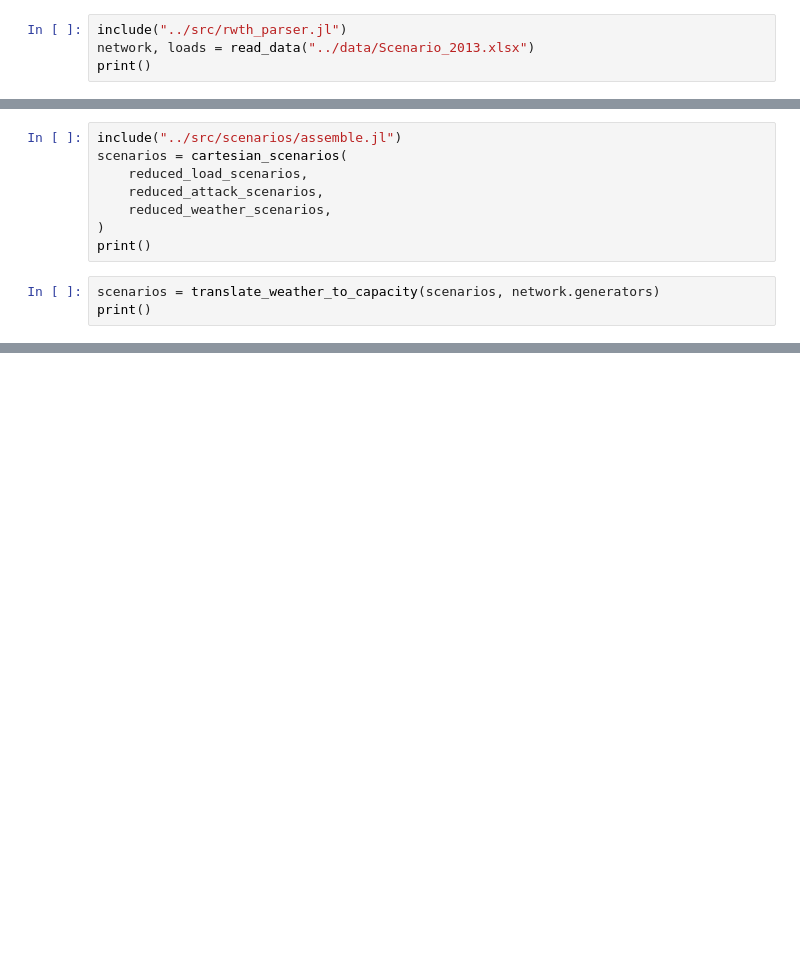
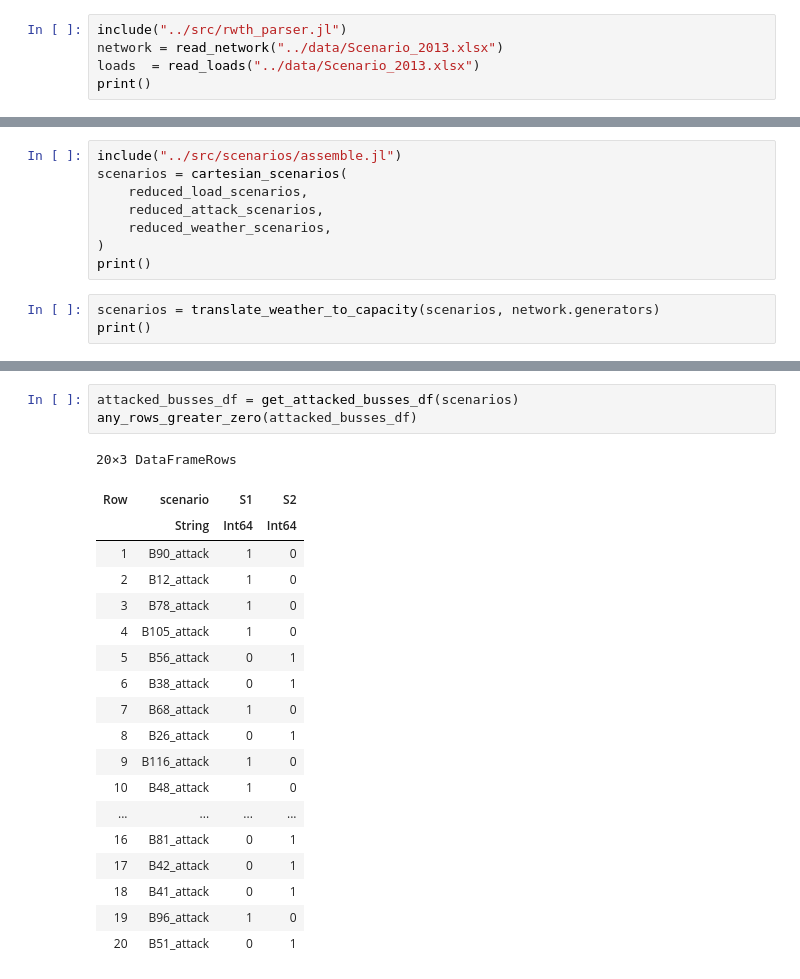
Before and after one commit to mogottsch/amo-team-project, a Jupyter notebook: notebooks/sketch.ipynb, the cells around one changed output, grey strips where cells are left out. Cells and saved outputs as stored; diff of their text form; blank space fills up the shorter version.

```diff
--- a/notebooks/sketch.ipynb
+++ b/notebooks/sketch.ipynb
@@ -29,7 +27,8 @@ Precompiling project...
 # using Distances
 # %%
 include("../src/rwth_parser.jl")
-network, loads = read_data("../data/Scenario_2013.xlsx")
+network = read_network("../data/Scenario_2013.xlsx")
+loads  = read_loads("../data/Scenario_2013.xlsx")
 print()
 # %%
 include("../src/loads.jl")
@@ -286,0 +183,23 @@ ErrorException: syntax: incomplete: premature end of input
+# %%
+attacked_busses_df = get_attacked_busses_df(scenarios)
+any_rows_greater_zero(attacked_busses_df)
+# %% [output]
+20×3 DataFrameRows
+| Row | scenario | S1 | S2 |
+|  | String | Int64 | Int64 |
+| 1 | B90_attack | 1 | 0 |
+| 2 | B12_attack | 1 | 0 |
+| 3 | B78_attack | 1 | 0 |
+| 4 | B105_attack | 1 | 0 |
+| 5 | B56_attack | 0 | 1 |
+| 6 | B38_attack | 0 | 1 |
+| 7 | B68_attack | 1 | 0 |
+| 8 | B26_attack | 0 | 1 |
+| 9 | B116_attack | 1 | 0 |
+| 10 | B48_attack | 1 | 0 |
+| ... | ... | ... | ... |
+| 16 | B81_attack | 0 | 1 |
+| 17 | B42_attack | 0 | 1 |
+| 18 | B41_attack | 0 | 1 |
+| 19 | B96_attack | 1 | 0 |
+| 20 | B51_attack | 0 | 1 |
```
Also changed, not shown: parts of 29 cells of this notebook, 9 other files.
